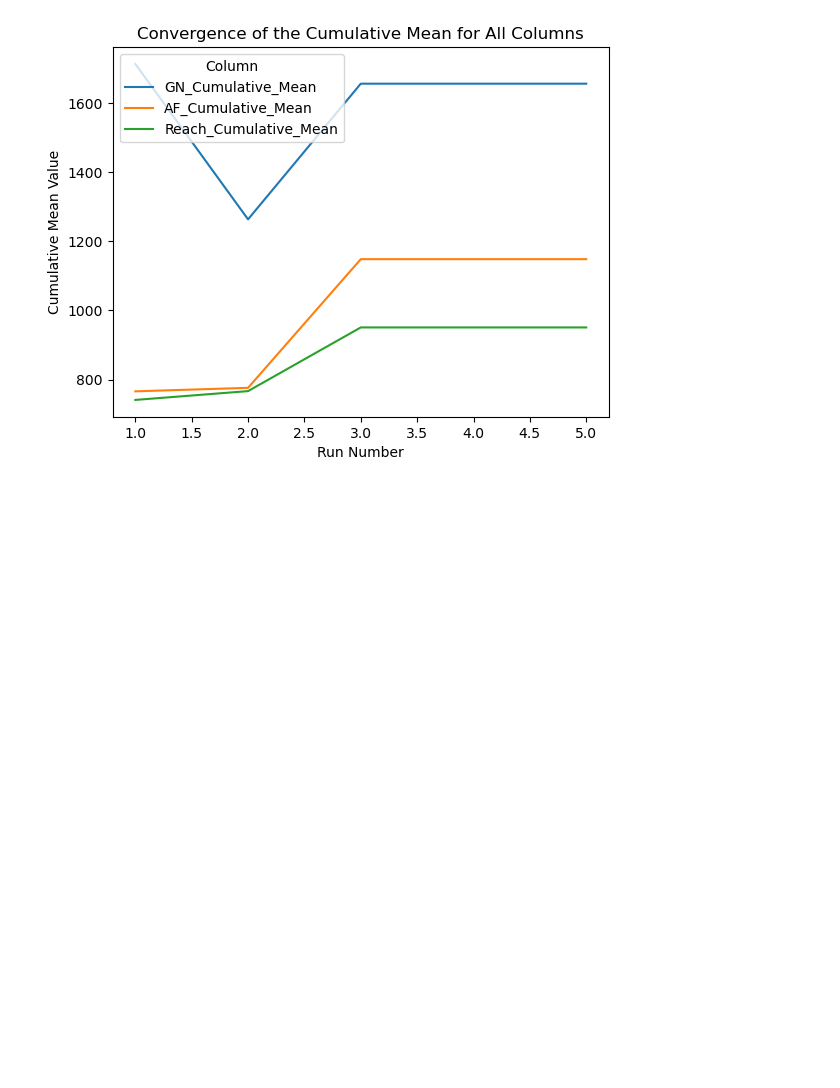
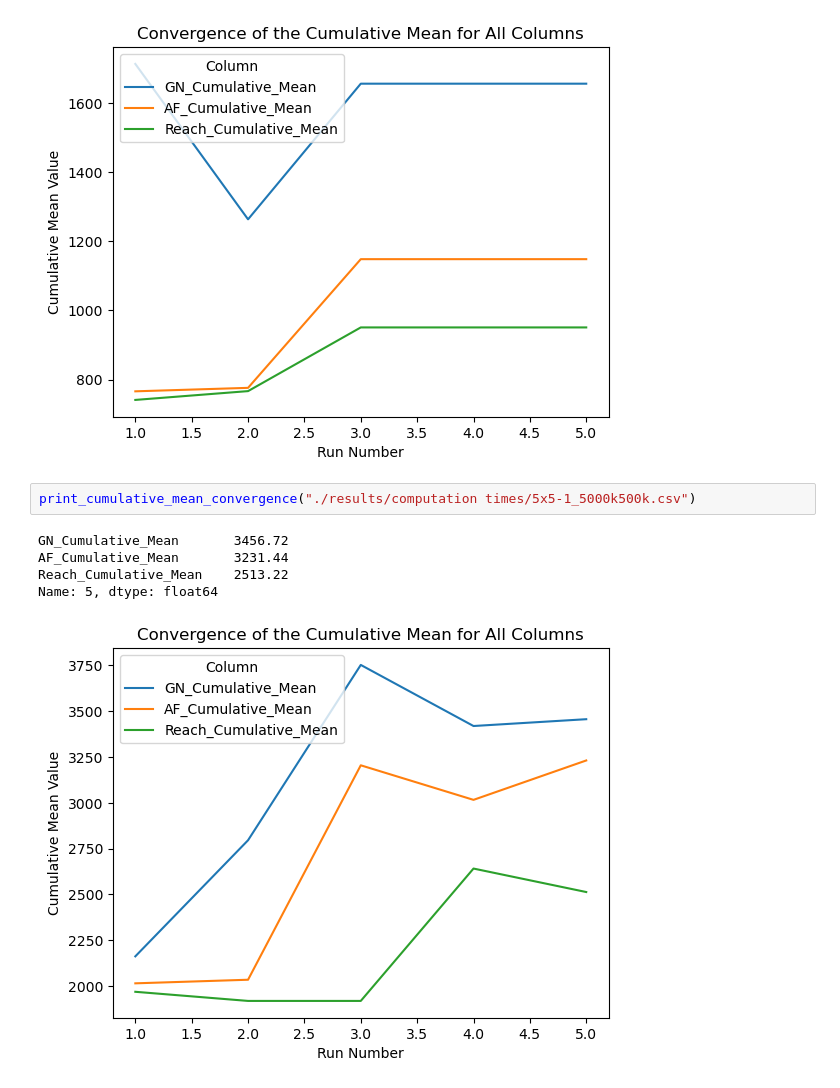
Before and after one commit to samuelepeirone/SOTA-RL, a Jupyter notebook: notebook/Computation Times.ipynb, the cells around one changed output. Drawn from its saved outputs; the diff is of its cells as text; blank space fills up the shorter version.

```diff
--- a/notebook/Computation Times.ipynb
+++ b/notebook/Computation Times.ipynb
@@ -80,3 +80,11 @@ AF_Cumulative_Mean       1148.35
 Reach_Cumulative_Mean     951.05
 Name: 5, dtype: float64
 [figure]
+# %%
+print_cumulative_mean_convergence("./results/computation times/5x5-1_5000k500k.csv")
+# %% [output]
+GN_Cumulative_Mean       3456.72
+AF_Cumulative_Mean       3231.44
+Reach_Cumulative_Mean    2513.22
+Name: 5, dtype: float64
+[figure, added]
```
Also changed, not shown: 12 other files.
